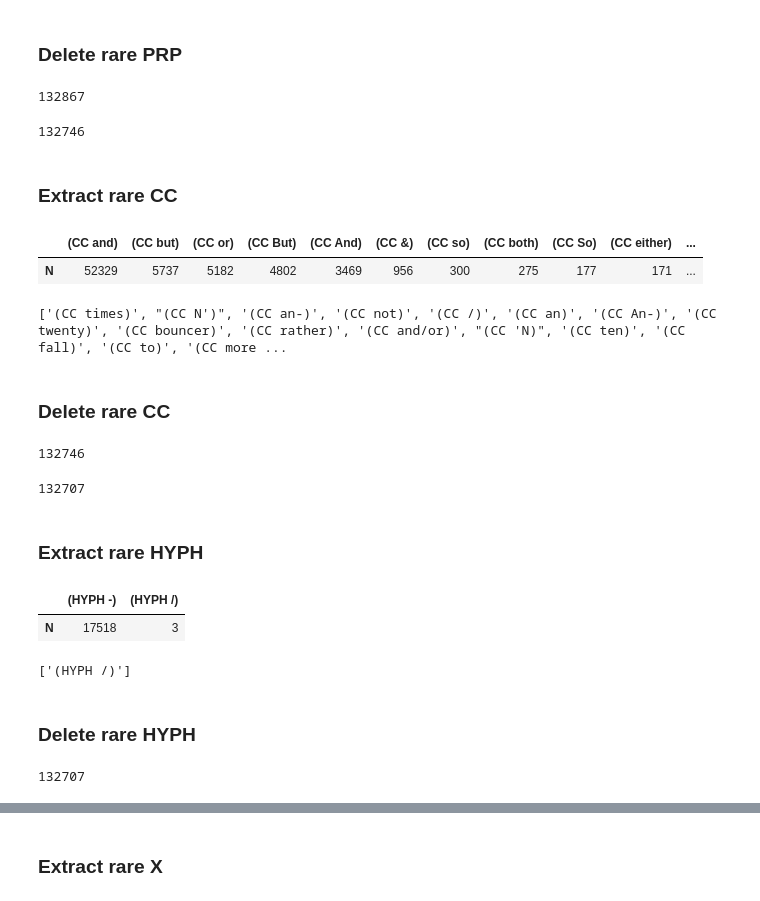
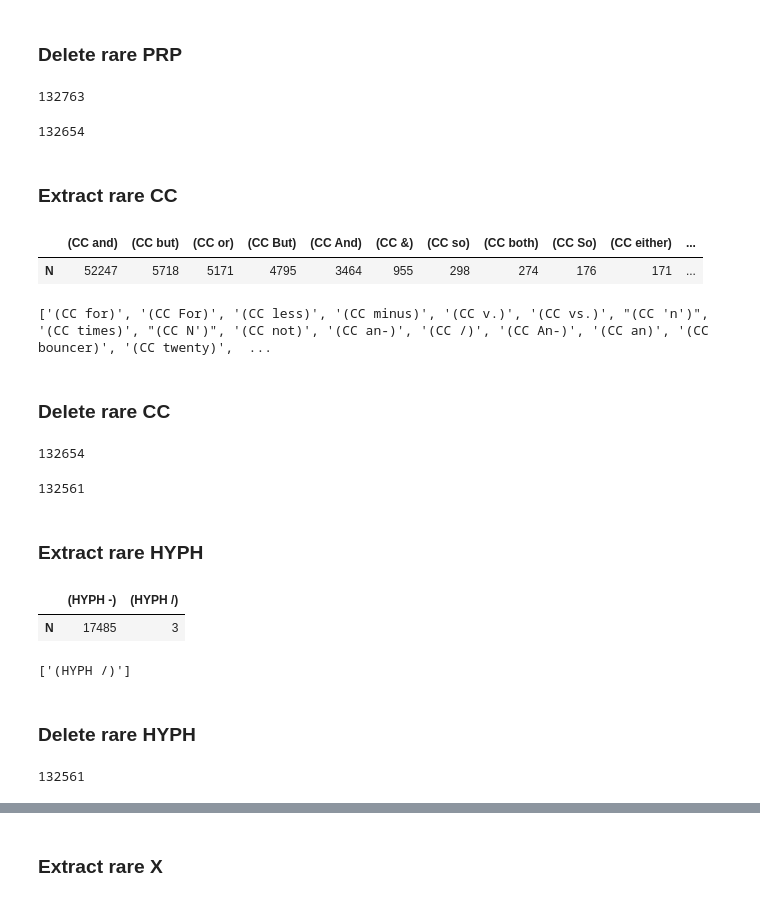
Before and after one commit to v-urushkin/ontonotesv5-extract-cfg, a Jupyter notebook: extract_grammar.ipynb, the cells around one changed output, grey strips where cells are left out. Cells and saved outputs as stored; diff of their text form; code cells hidden in the pictures.

```diff
--- a/extract_grammar.ipynb
+++ b/extract_grammar.ipynb
@@ -355,7 +355,7 @@ for i, sent in enumerate(ontn_sentc_tree_prc5):
 eqm_nt = pd.Series(eqm_nt, name='N').to_frame()
 eqm_nt = eqm_nt.sort_values('N', ascending=False)
 display(eqm_nt.T)
-del_eqm= eqm_nt[eqm_nt['N'] <= 15].index.to_list()
+del_eqm= eqm_nt[eqm_nt['N'] <= 16].index.to_list()
 print(del_eqm)
 # %% [output]
 |  | ('' '') | ('' ") | ('' ') | ('' `) | ('' One) | ('' ,) | ('' .) | ('' O) | ('' "") |
@@ -518,7 +518,7 @@ for i, sent in enumerate(ontn_sentc_tree_prc9):
 prpdlr_nt = pd.Series(prpdlr_nt, name='N').to_frame()
 prpdlr_nt = prpdlr_nt.sort_values('N', ascending=False)
 display(prpdlr_nt.T)
-del_prpdlr_nt = prpdlr_nt[prpdlr_nt['N'] <= 1].index.to_list()
+del_prpdlr_nt = prpdlr_nt[prpdlr_nt['N'] <= 2].index.to_list()
 print(del_prpdlr_nt)
 # %% [output]
 |  | (PRP$ his) | (PRP$ their) | (PRP$ its) | (PRP$ your) | (PRP$ my) | (PRP$ our) | (PRP$ her) | (PRP$ His) | ... |
@@ -605,7 +605,7 @@ for i, sent in enumerate(ontn_sentc_tree_prc11):
     if substr in sent['parse_tree']:
         extractions = extract_all_spec_substring(sent['parse_tree'], substr)
         for extraction in extractions:
-            if has_substring(extraction, [',', '"', '!', '?', '/', '\\', '@', '#', ';', ':', '№', '`', '+', '=', '*', '^']):
+            if has_substring(extraction, [',', '"', '!', '?', '/', '\\', '@', '#', ';', ':', '№', '`', '+', '=', '*', '^', '-)', '\')']):
                 if extraction in nn_nt.keys():
                     nn_nt[extraction] += 1
                 else:
@@ -661,7 +661,7 @@ print(del_prp)
 # %%
 len(ontn_sentc_tree_prc12)
 # %% [output]
-132867
+132763
 # %%
 ontn_sentc_tree_prc13 = []
 for i, sent in enumerate(ontn_sentc_tree_prc12):
@@ -670,35 +670,35 @@ for i, sent in enumerate(ontn_sentc_tree_prc12):
 # %%
 len(ontn_sentc_tree_prc13)
 # %% [output]
-132746
+132654
 # %% [markdown]
 ### Extract rare CC
 # %%
 cc_nt = dict()
-for i, sent in enumerate(ontn_sentc_tree_prc12):
+for i, sent in enumerate(ontn_sentc_tree_prc13):
     substr = "(CC"
     if substr in sent['parse_tree']:
         extractions = extract_all_spec_substring(sent['parse_tree'], substr)
         for extraction in extractions:
             if extraction in cc_nt.keys():
                 cc_nt[extraction] += 1
             else:
                 cc_nt[extraction] = 1
 cc_nt = pd.Series(cc_nt, name='N').to_frame()
 cc_nt = cc_nt.sort_values('N', ascending=False)
 display(cc_nt.T)
-del_cc = cc_nt[cc_nt['N'] <= 4].index.to_list()
+del_cc = cc_nt[cc_nt['N'] <= 10].index.to_list()
 print(del_cc)
 # %% [output]
 |  | (CC and) | (CC but) | (CC or) | (CC But) | (CC And) | (CC &) | (CC so) | (CC both) | (CC So) | (CC either) | ... |
-| N | 52329 | 5737 | 5182 | 4802 | 3469 | 956 | 300 | 275 | 177 | 171 | ... |
+| N | 52247 | 5718 | 5171 | 4795 | 3464 | 955 | 298 | 274 | 176 | 171 | ... |
-['(CC times)', "(CC N')", '(CC an-)', '(CC not)', '(CC /)', '(CC an)', '(CC An-)', '(CC twenty)', '(CC bouncer)', '(CC rather)', '(CC and/or)', "(CC 'N)", '(CC ten)', '(CC fall)', '(CC to)', '(CC more ...
+['(CC for)', '(CC For)', '(CC less)', '(CC minus)', '(CC v.)', '(CC vs.)', "(CC 'n')", '(CC times)', "(CC N')", '(CC not)', '(CC an-)', '(CC /)', '(CC An-)', '(CC an)', '(CC bouncer)', '(CC twenty)',  ...
 # %% [markdown]
 ### Delete rare CC
 # %%
 len(ontn_sentc_tree_prc13)
 # %% [output]
-132746
+132654
 # %%
 ontn_sentc_tree_prc14 = []
 for i, sent in enumerate(ontn_sentc_tree_prc13):
@@ -707,12 +707,12 @@ for i, sent in enumerate(ontn_sentc_tree_prc13):
 # %%
 len(ontn_sentc_tree_prc14)
 # %% [output]
-132707
+132561
 # %% [markdown]
 ### Extract rare HYPH
 # %%
 hyph_nt = dict()
-for i, sent in enumerate(ontn_sentc_tree_prc12):
+for i, sent in enumerate(ontn_sentc_tree_prc14):
     substr = "(HYPH"
     if substr in sent['parse_tree']:
         extractions = extract_all_spec_substring(sent['parse_tree'], substr)
@@ -728,14 +728,14 @@ del_hyph = hyph_nt[hyph_nt['N'] <= 3].index.to_list()
 print(del_hyph)
 # %% [output]
 |  | (HYPH -) | (HYPH /) |
-| N | 17518 | 3 |
+| N | 17485 | 3 |
 ['(HYPH /)']
 # %% [markdown]
 ### Delete rare HYPH
 # %%
 len(ontn_sentc_tree_prc14)
 # %% [output]
-132707
+132561
 # %%
 ontn_sentc_tree_prc15 = []
 for i, sent in enumerate(ontn_sentc_tree_prc14):
```
Also changed, not shown: parts of 85 cells of this notebook, 1 other file.
